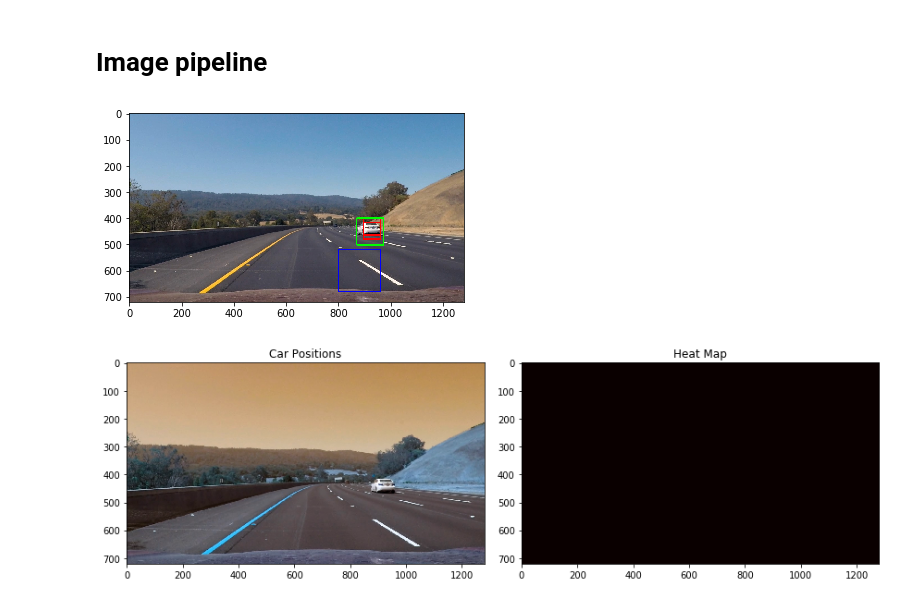
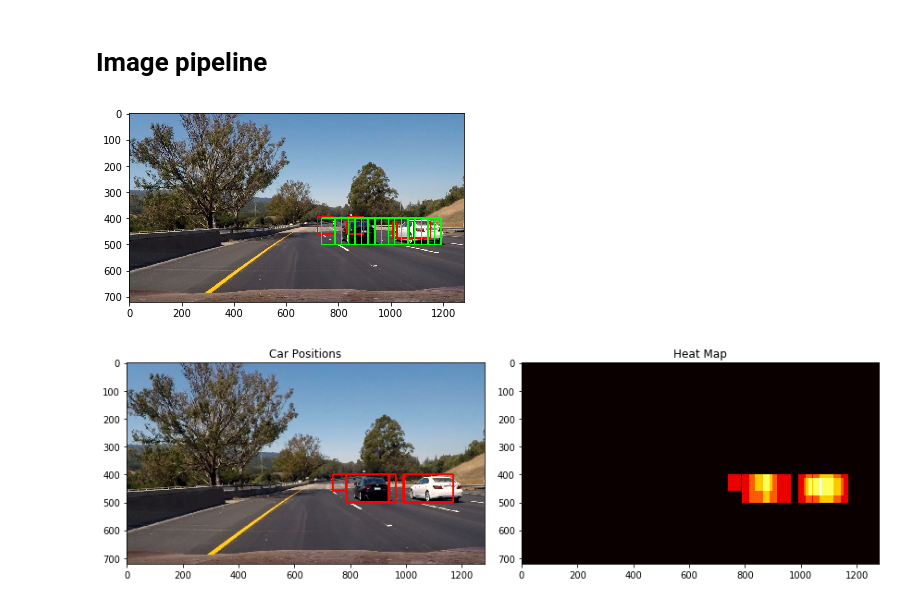
Before and after one commit to jxlin/CarND-Vehicle-Detection, a Jupyter notebook: SlidingWindow.ipynb, the cells around one changed output. Drawn from its saved outputs; the diff is of its cells as text; code cells hidden in the pictures.

```diff
--- a/SlidingWindow.ipynb
+++ b/SlidingWindow.ipynb
@@ -89,7 +89,7 @@ color_space = None
 
 with open('./svc_pickle.p', 'rb') as f:
     data_pickle = pickle.load(f)
-    scv = data_pickle['scv']
+    svc = data_pickle['svc']
     X_scaler = data_pickle['scaler']
     orient = data_pickle['orient']
     pix_per_cell = data_pickle['pix_per_cell']
@@ -189,13 +189,14 @@ with open('./svc_pickle.p', 'rb') as f:
 
 # ystart, ystop, scale
 searches = [
-    (400, 656, 1.0, (0, 0, 255)),
-    (400, 700, 1.6, (0, 255, 0)),
-    (400, 720, 2.5, (255, 0, 0)),
+    (380, 500, 1.0, (0, 0, 255)),  # 64
+    (400, 550, 1.587, (0, 255, 0)),  # 101
+    (500, 652, 2.52, (255, 0, 0)),  # 161
+    (400, 720, 4.0, (255, 255, 0)), # 256
 ]
 bbox_list = []
 
-filename = './test_images/test3.jpg'
+filename = './test_images/test6.jpg'
 img = cv2.imread(filename)
 draw_img = np.copy(img)
 for ystart, ystop, scale, color in searches:
@@ -207,7 +208,7 @@ for ystart, ystop, scale, color in searches:
 plt.imshow(cv2.cvtColor(draw_img, cv2.COLOR_BGR2RGB))
 plt.show()
 # %% [output]
-[figure, old version]
+[figure, new version]
 # %%
 # Draw heatmap
 from scipy.ndimage.measurements import label
@@ -229,33 +230,33 @@ def draw_labeled_bboxes(img, labels):
         nonzeroy = np.array(nonzero[0])
         nonzerox = np.array(nonzero[1])
         # Define a bounding box based on min/max x and y
         bbox = ((np.min(nonzerox), np.min(nonzeroy)), (np.max(nonzerox), np.max(nonzeroy)))
         # Draw the box on the image
         cv2.rectangle(img, bbox[0], bbox[1], (0,0,255), 6)
     # Return the image
     return img
 
 heat = np.zeros_like(img[:,:,0]).astype(np.float)
 heat = add_heat(heat, np.concatenate(bbox_list))
 
 # Apply threshold to help remove false positives
-heat = apply_threshold(heat,8)
+heat = apply_threshold(heat,2)
 
 # Visualize the heatmap when displaying
 heatmap = np.clip(heat, 0, 255)
 
 # Find final boxes from heatmap using label function
 labels = label(heatmap)
 draw_img = draw_labeled_bboxes(np.copy(img), labels)
 
 fig = plt.figure(figsize=(12,6))
 plt.subplot(121)
-plt.imshow(draw_img)
+plt.imshow(cv2.cvtColor(draw_img, cv2.COLOR_BGR2RGB))
 plt.title('Car Positions')
 plt.subplot(122)
 plt.imshow(heatmap, cmap='hot')
 plt.title('Heat Map')
 fig.tight_layout()
 plt.show()
 # %% [output]
-[figure, old version]
+[figure, new version]
```
